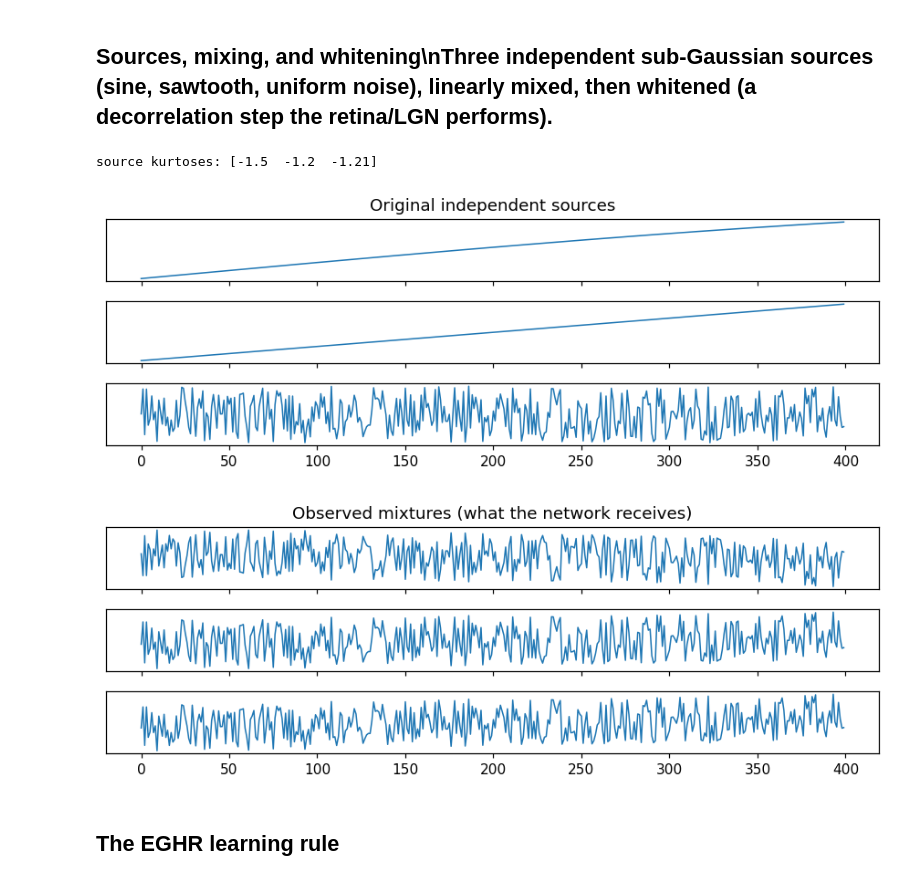
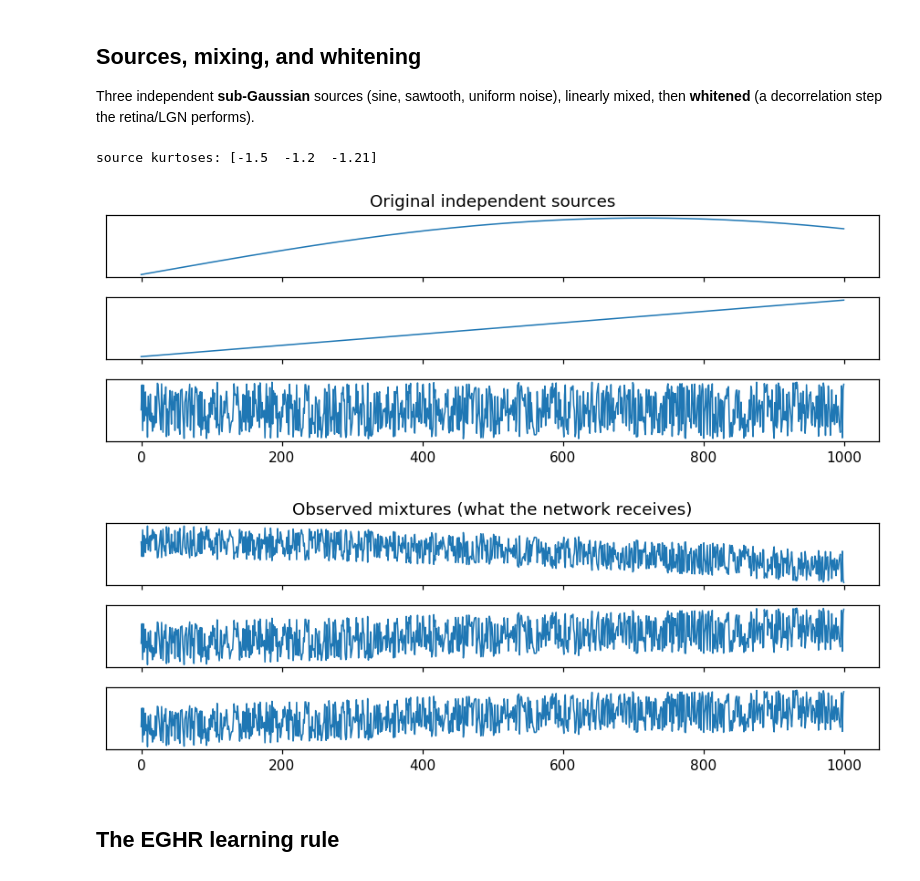
Before and after one commit to NeoNeuron/ccnss26-tutorials, a Jupyter notebook: demo2_eghr_ica.ipynb, the cells around one changed output. Cells and saved outputs as stored; diff of their text form; code cells hidden in the pictures.

```diff
--- a/demo2_eghr_ica.ipynb
+++ b/demo2_eghr_ica.ipynb
@@ -21,7 +29,9 @@ import matplotlib.pyplot as plt
 rng = np.random.default_rng(1)
 plt.rcParams["figure.dpi"] = 110
 # %% [markdown]
-## Sources, mixing, and whitening\nThree independent **sub-Gaussian** sources (sine, sawtooth, uniform noise), linearly mixed, then **whitened** (a decorrelation step the retina/LGN performs).
+## Sources, mixing, and whitening
+
+Three independent **sub-Gaussian** sources (sine, sawtooth, uniform noise), linearly mixed, then **whitened** (a decorrelation step the retina/LGN performs).
 # %%
 T = 20000
 t = np.linspace(0, 1, T)
@@ -42,18 +52,18 @@ Z = (U @ np.diag(1/np.sqrt(d)) @ U.T) @ Xc
 # %% [output]
 source kurtoses: [-1.5  -1.2  -1.21]
 # %%
-def show(M, title, n=400):
+def show(M, title, n=1000):
     fig, ax = plt.subplots(3, 1, figsize=(8, 3), sharex=True)
     for i in range(3):
         ax[i].plot(M[i, :n], lw=1)
         ax[i].set_yticks([])
     ax[0].set_title(title); plt.tight_layout(); plt.show()
 
 show(S, "Original independent sources")
 show(X, "Observed mixtures (what the network receives)")
 # %% [output]
-[figure, old version]
+[figure, new version]
-[figure, old version]
+[figure, new version]
 # %% [markdown]
 ## The EGHR learning rule
 # %%
```
Also changed, not shown: parts of 1 cell of this notebook, 1 other file.
